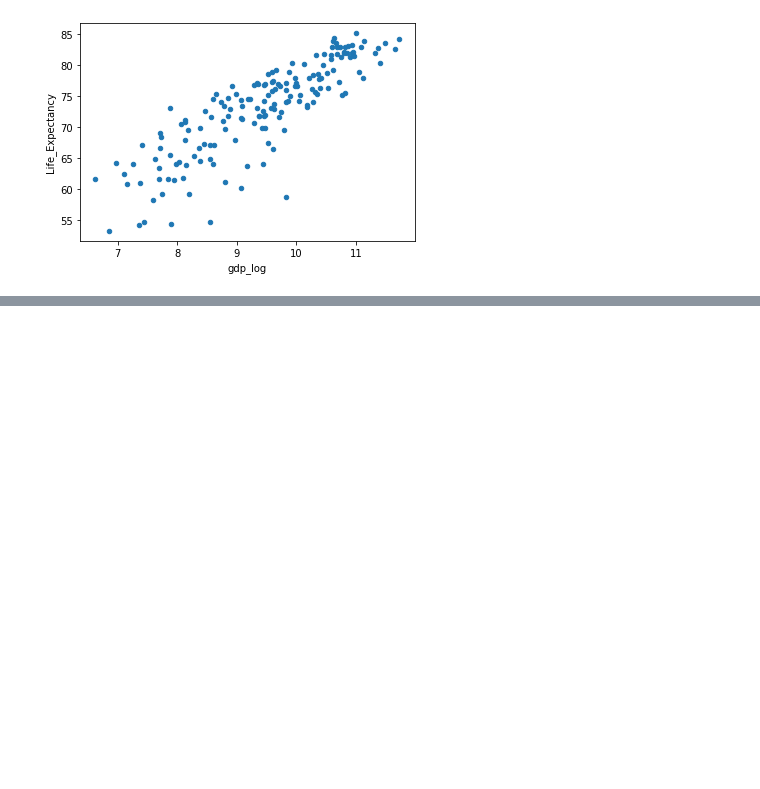
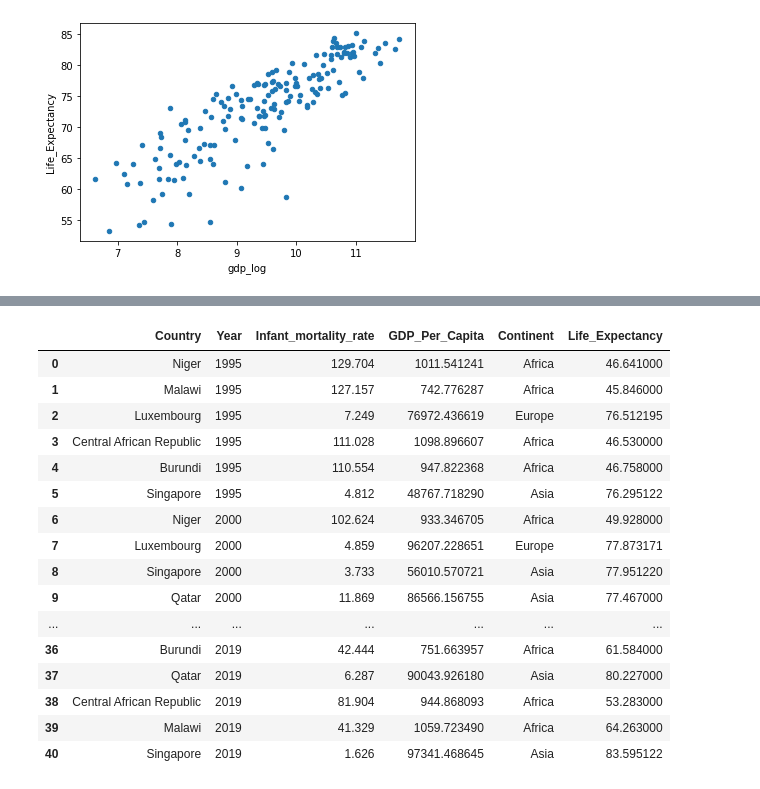
Before and after one commit to nss-data-science-cohort-6/un_data_question-RodNSS, a Jupyter notebook: notebooks/UN_Data_Exploration.ipynb, the cells around one changed output, grey strips where cells are left out. Drawn from its saved outputs; the diff is of its cells as text; code cells hidden in the pictures; blank space fills up the shorter version.

```diff
--- a/notebooks/UN_Data_Exploration.ipynb
+++ b/notebooks/UN_Data_Exploration.ipynb
@@ -594,0 +547,8 @@ le.show()
+# %%
+imr=imr.replace({'1990-1995': 1995,
+                 '1995-2000': 2000,
+                 '2000-2005': 2005,
+                 '2005-2010': 2010,
+                 '2010-2015': 2015,
+                 '2015-2020': 2019 })
+imr
@@ -594,0 +573,3 @@ le.show()
+# %%
+imr.columns = ['Country', 'Year', 'Infant_mortality_rate']
+imr
@@ -594,0 +594,12 @@ le.show()
+# %%
+le_9 = gdp_le[gdp_le['Country'].isin(['Macao SAR, China',
+                                      'Luxembourg',
+                                      'Singapore',
+                                      'Qatar',
+                                      'Niger',
+                                      'Malawi',
+                                      'Burundi',
+                                      'Congo, Dem. Rep.',
+                                      'Central African Republic'  ])]
+le_9 = le_9.sort_values('Year', ascending=True )
+le_9.head(29)
@@ -594,0 +630,21 @@ le.show()
+# %%
+data = pd.merge(imr, le_9, how='inner')
+data
+# %% [output]
+|  | Country | Year | Infant_mortality_rate | GDP_Per_Capita | Continent | Life_Expectancy |
+| 0 | Niger | 1995 | 129.704 | 1011.541241 | Africa | 46.641000 |
+| 1 | Malawi | 1995 | 127.157 | 742.776287 | Africa | 45.846000 |
+| 2 | Luxembourg | 1995 | 7.249 | 76972.436619 | Europe | 76.512195 |
+| 3 | Central African Republic | 1995 | 111.028 | 1098.896607 | Africa | 46.530000 |
+| 4 | Burundi | 1995 | 110.554 | 947.822368 | Africa | 46.758000 |
+| 5 | Singapore | 1995 | 4.812 | 48767.718290 | Asia | 76.295122 |
+| 6 | Niger | 2000 | 102.624 | 933.346705 | Africa | 49.928000 |
+| 7 | Luxembourg | 2000 | 4.859 | 96207.228651 | Europe | 77.873171 |
+| 8 | Singapore | 2000 | 3.733 | 56010.570721 | Asia | 77.951220 |
+| 9 | Qatar | 2000 | 11.869 | 86566.156755 | Asia | 77.467000 |
+| ... | ... | ... | ... | ... | ... | ... |
+| 36 | Burundi | 2019 | 42.444 | 751.663957 | Africa | 61.584000 |
+| 37 | Qatar | 2019 | 6.287 | 90043.926180 | Asia | 80.227000 |
+| 38 | Central African Republic | 2019 | 81.904 | 944.868093 | Africa | 53.283000 |
+| 39 | Malawi | 2019 | 41.329 | 1059.723490 | Africa | 64.263000 |
+| 40 | Singapore | 2019 | 1.626 | 97341.468645 | Asia | 83.595122 |
```
Also changed, not shown: parts of 21 cells of this notebook.
